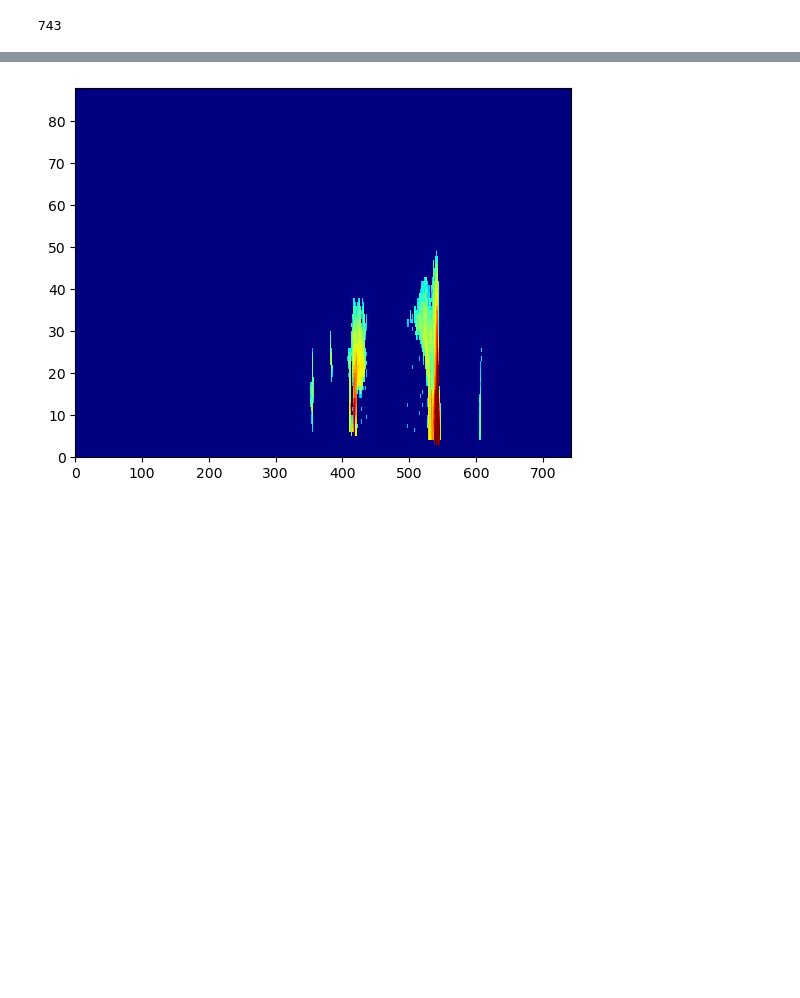
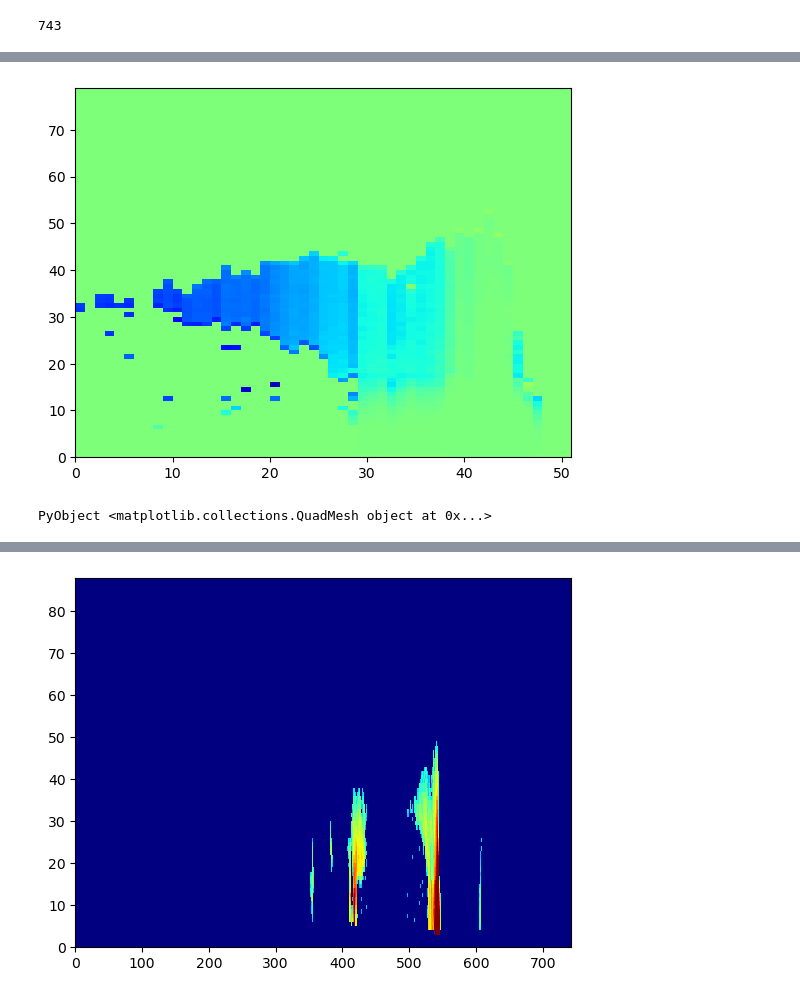
Before and after one commit to mgrecu35/juliaEddington, a Jupyter notebook: juliaSim.ipynb, the cells around one changed output, grey strips where cells are left out. Cells and saved outputs as stored; diff of their text form; code cells hidden in the pictures; blank space fills up the shorter version.

```diff
--- a/juliaSim.ipynb
+++ b/juliaSim.ipynb
@@ -181,0 +384,5 @@ end
+# %%
+plt.pcolormesh((adjpwc[500:550,25,:,6])',cmap="jet",vmin=-2.5,vmax=2.5)
+# %% [output]
+[figure, added]
+PyObject <matplotlib.collections.QuadMesh object at 0x...>
```
Also changed, not shown: parts of 14 cells of this notebook, 4 other files.
